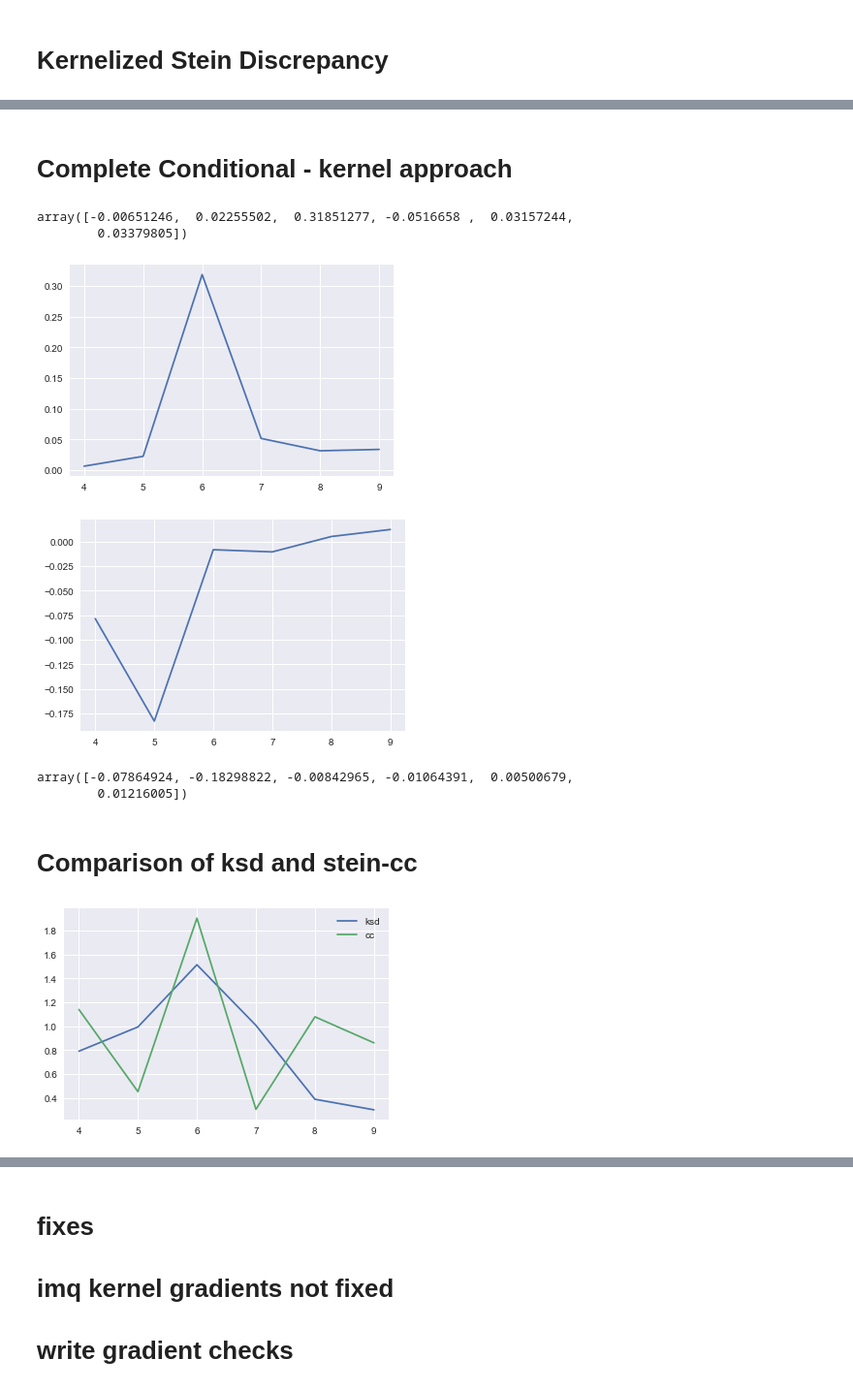
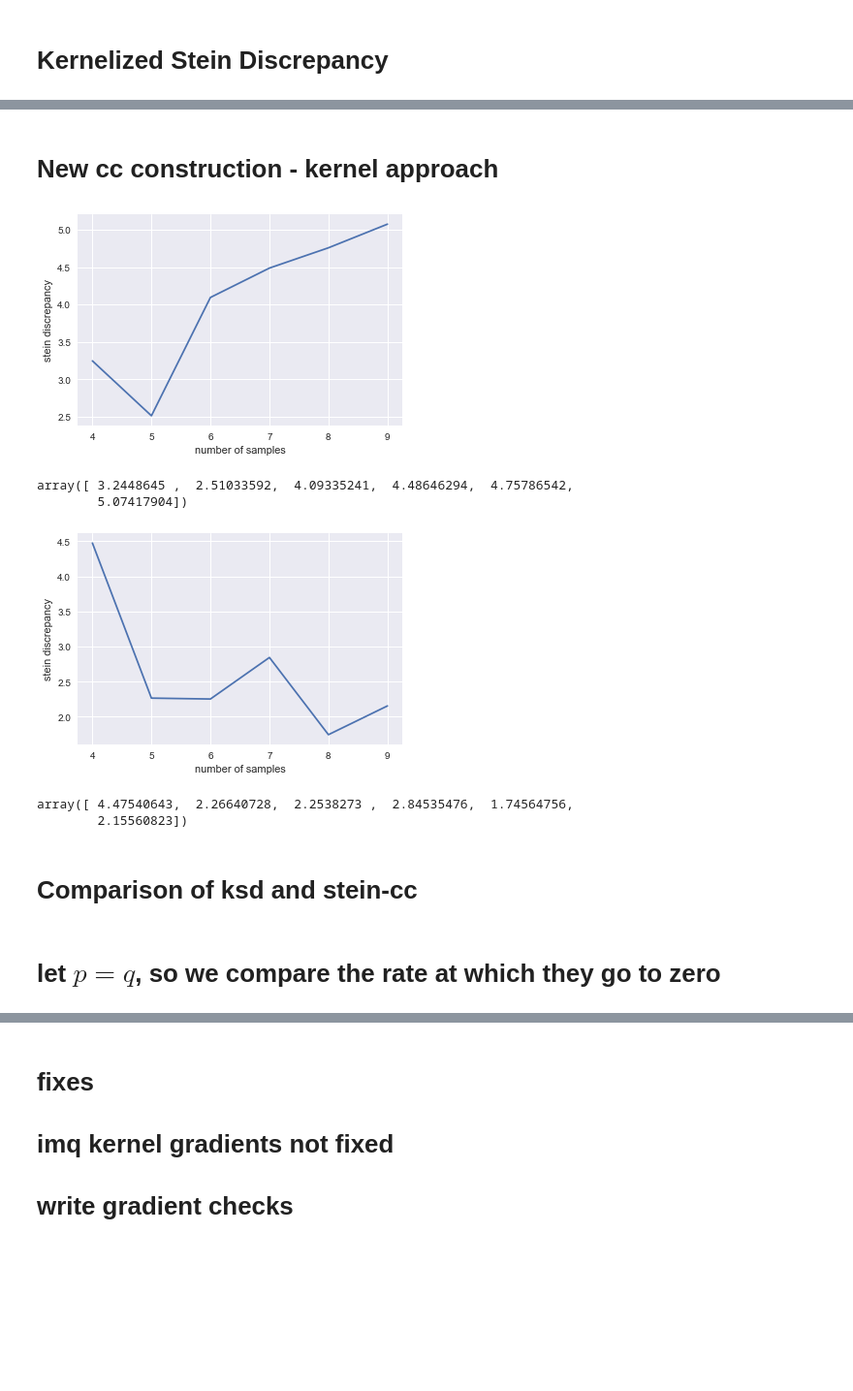
Before and after one commit to singhalrk/stein_ksd, a Jupyter notebook: Stein_Tests.ipynb, the cells around one changed output, grey strips where cells are left out. Shown: that part at 97% size. Saved outputs shown, nothing was run; the diff lists cells and outputs as text; code cells hidden in the pictures; blank space fills up the shorter version.

```diff
--- a/Stein_Tests.ipynb
+++ b/Stein_Tests.ipynb
@@ -153,5 +161,5 @@ array([ 2.33383525,  5.55373267,  4.54183957])
 # %% [markdown]
-# Complete Conditional - kernel approach
+# New cc construction - kernel approach
 # %%
 sigma3 = np.array([[1,0,0,0],
                    [0,1,0,0],
@@ -163,7 +171,7 @@ sigma4 = np.array([[1,0,0,0],
                    [0,2,0,0],
                    [0,0,3,0],
                    [0,0,0,1]])
-mu4 = np.array([10. , 10. , 110. , 120.])
+mu4 = np.array([10. , 12. , 110. , 120.])
 
 p_data = gaussian(dict(mu=mu3, sigma=sigma3))
 q_var = gaussian(dict(mu=mu4, sigma=sigma4))
@@ -172,24 +180,32 @@ n_samples = 2**(np.arange(4, 10))
 
 stein_rbf = stein_cc('rbf', dict(name='rbf', p=p_data, q=q_var, beta=1e-2))
 stein_val_0 = np.array([stein_rbf.Op_value(n_) for n_ in n_samples])
+
 plt.plot(np.log2(n_samples), abs(stein_val_0))
+plt.xlabel('number of samples')
+plt.ylabel('stein discrepancy')
+plt.show()
 
 stein_val_0
 # %% [output]
+[figure, new version]
-array([-0.00651246,  0.02255502,  0.31851277, -0.0516658 ,  0.03157244,
-        0.03379805])
+array([ 3.2448645 ,  2.51033592,  4.09335241,  4.48646294,  4.75786542,
+        5.07417904])
-[figure, old version]
 # %%
-stein_imq = stein_cc('imq', dict(name='imq', p=p_data, q=p_data, beta=0.5, c=1))
+stein_imq = stein_cc('imq', dict(name='imq', p=p_data, q=q_var, beta=0.5, c=1))
 stein_val_1 = np.array([stein_imq.Op_value(n_) for n_ in n_samples])
 plt.plot(np.log2(n_samples), (stein_val_1))
+
+plt.xlabel('number of samples')
+plt.ylabel('stein discrepancy')
 plt.show()
 
+
 stein_val_1
 # %% [output]
-[figure, old version]
+[figure, new version]
-array([-0.07864924, -0.18298822, -0.00842965, -0.01064391,  0.00500679,
-        0.01216005])
+array([ 4.47540643,  2.26640728,  2.2538273 ,  2.84535476,  1.74564756,
+        2.15560823])
 # %% [markdown]
 # Comparison of ksd and stein-cc
 # %%
@@ -215,6 +231,8 @@ n_samples = 2**(np.arange(4, 10))
+# %% [markdown]
+# let $p = q $, so we compare the rate at which they go to zero
 # %%
-stein_r = ksd('rbf', dict(p=p_data, q=q_var, beta=1e-2))
-stein_r_cc = stein_cc('rbf', dict(p=p_data, q=q_var, beta=1e-2))
+stein_r = ksd('rbf', dict(p=p_data, q=p_data, beta=1e-2))
+stein_r_cc = stein_cc('rbf', dict(p=p_data, q=p_data, beta=1e-2))
 
 
 stein_val_0 = np.array([stein_r.Op_value(n_) for n_ in n_samples])
@@ -225,7 +243,7 @@ plt.plot(np.log2(n_samples), (stein_val_0), label='ksd')
 plt.plot(np.log2(n_samples), (stein_val_1), label='cc')
 plt.legend(loc = 'upper right')
 
+plt.xlabel('number of samples')
+plt.ylabel('stein discrepancy')
 plt.show()
-# %% [output]
-[figure, removed]
 # %%
```
Also changed, not shown: parts of 9 cells of this notebook.
